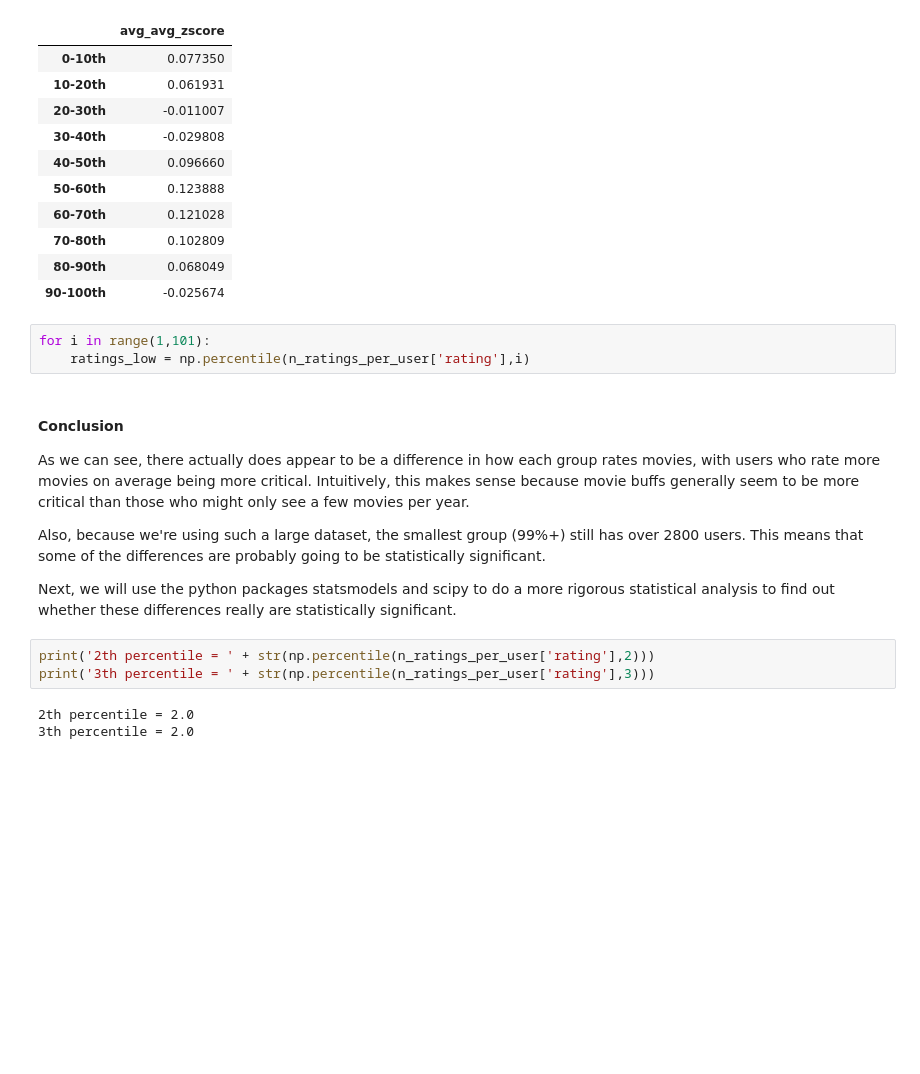
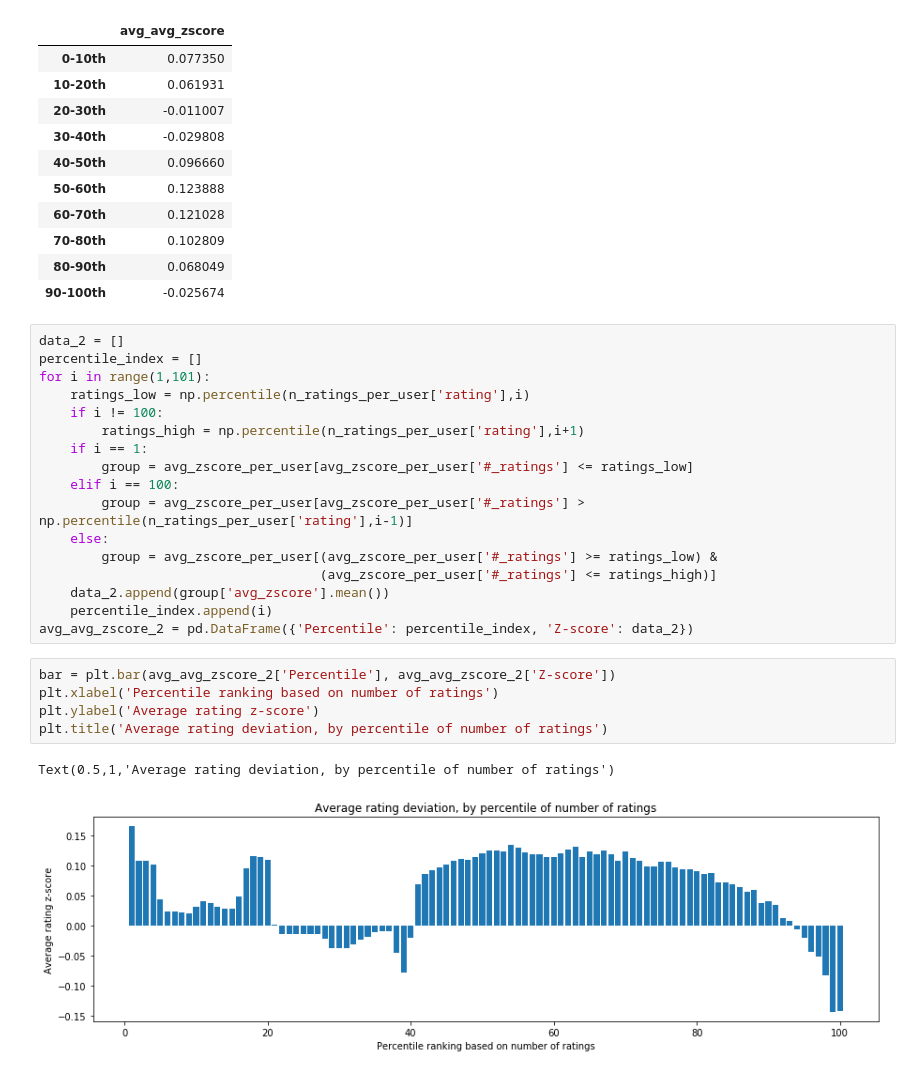
Before and after one commit to ewoodbury/movie-rating-analysis, a Jupyter notebook: Movie Ratings Project.ipynb, the cells around one changed output. Cells and saved outputs as stored; diff of their text form; blank space fills up the shorter version.

```diff
--- a/Movie Ratings Project.ipynb
+++ b/Movie Ratings Project.ipynb
@@ -611,20 +611,28 @@ avg_avg_zscore_1.head(10)
 | 70-80th | 0.102809 |
 | 80-90th | 0.068049 |
 | 90-100th | -0.025674 |
-# %%
-for i in range(1,101):
-    ratings_low = np.percentile(n_ratings_per_user['rating'],i)
-# %% [markdown]
-#### Conclusion
-
-As we can see, there actually does appear to be a difference in how each group rates movies, with users who rate more movies on average being more critical. Intuitively, this makes sense because movie buffs generally seem to be more critical than those who might only see a few movies per year.
-
-Also, because we're using such a large dataset, the smallest group (99%+) still has over 2800 users. This means that some of the differences are probably going to be statistically significant.
-
-Next, we will use the python packages statsmodels and scipy to do a more rigorous statistical analysis to find out whether these differences really are statistically significant.
-# %%
-print('2th percentile = ' + str(np.percentile(n_ratings_per_user['rating'],2)))
-print('3th percentile = ' + str(np.percentile(n_ratings_per_user['rating'],3)))
-# %% [output]
-2th percentile = 2.0
-3th percentile = 2.0
+# %%
+data_2 = []
+percentile_index = []
+for i in range(1,101):
+    ratings_low = np.percentile(n_ratings_per_user['rating'],i)
+    if i != 100:
+        ratings_high = np.percentile(n_ratings_per_user['rating'],i+1)
+    if i == 1:
+        group = avg_zscore_per_user[avg_zscore_per_user['#_ratings'] <= ratings_low]
+    elif i == 100:
+        group = avg_zscore_per_user[avg_zscore_per_user['#_ratings'] > np.percentile(n_ratings_per_user['rating'],i-1)]
+    else:
+        group = avg_zscore_per_user[(avg_zscore_per_user['#_ratings'] >= ratings_low) &
+                                    (avg_zscore_per_user['#_ratings'] <= ratings_high)]
+    data_2.append(group['avg_zscore'].mean())
+    percentile_index.append(i)
+avg_avg_zscore_2 = pd.DataFrame({'Percentile': percentile_index, 'Z-score': data_2})
+# %%
+bar = plt.bar(avg_avg_zscore_2['Percentile'], avg_avg_zscore_2['Z-score'])
+plt.xlabel('Percentile ranking based on number of ratings')
+plt.ylabel('Average rating z-score')
+plt.title('Average rating deviation, by percentile of number of ratings')
+# %% [output]
+Text(0.5,1,'Average rating deviation, by percentile of number of ratings')
+[figure, added]
```
Also changed, not shown: parts of 2 cells of this notebook.
